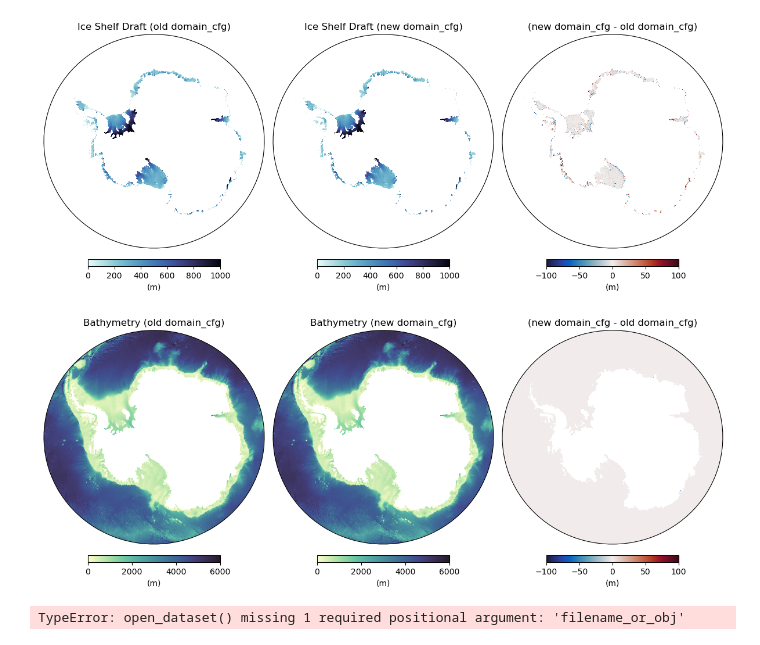
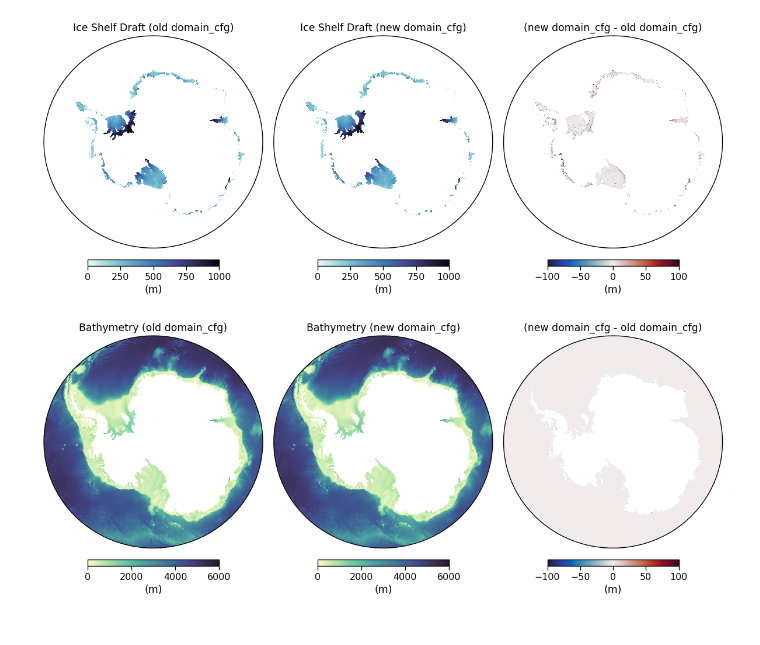
Before and after one commit to nicolasdettling/CANOBI_coupling, a Jupyter notebook: notebooks/vis_initial_files.ipynb, the cells around one changed output. Saved outputs shown, nothing was run; the diff lists cells and outputs as text; code cells hidden in the pictures.

```diff
--- a/notebooks/vis_initial_files.ipynb
+++ b/notebooks/vis_initial_files.ipynb
@@ -10,8 +10,12 @@ import cartopy.mpl.ticker as cticker
 import seaborn as sns
 import matplotlib.ticker as mticker
 
+sns.set_context(context='paper', font_scale=1.3)
+
 theta = np.linspace(0, 2*np.pi, 100)
 map_circle = mpath.Path(np.vstack([np.sin(theta), np.cos(theta)]).T * 0.5 + [0.5, 0.5])
+# %%
+write_plots = False
 # %%
 mesh = xr.open_dataset('/gws/nopw/j04/terrafirma/nicdet/explore/mesh_mask.nc')
 route = xr.open_dataset('/gws/nopw/j04/terrafirma/nicdet/explore/routefile.nc')
@@ -138,30 +157,33 @@ cbar_b.set_label('m')
 # %%
 fig, axes = plt.subplots(1,3, subplot_kw={'projection': ccrs.SouthPolarStereo()}, figsize=(12, 10), layout='tight')
 
 for ax in axes:
     ax.set_extent([160, -150, -90, -60], ccrs.PlateCarree())
     #ax.coastlines()
     ax.set_boundary(map_circle, transform=ax.transAxes)
 
 a = axes[0].pcolormesh(dom.nav_lon, dom.nav_lat, dom.isf_draft.squeeze(), vmin=0, vmax=1000, transform=ccrs.PlateCarree(), cmap=co.cm.ice_r)
 axes[0].set_title('Ice Shelf Draft (old domain_cfg)')
 
 b = axes[1].pcolormesh(dom.nav_lon, dom.nav_lat, dom_newisf.isf_draft.squeeze(), vmin=0, vmax=1000, transform=ccrs.PlateCarree(), cmap=co.cm.ice_r)
 axes[1].set_title('Ice Shelf Draft (new domain_cfg)')
 
 c = axes[2].pcolormesh(dom.nav_lon, dom.nav_lat, (dom_newisf.isf_draft-dom.isf_draft).squeeze(), vmin=-100, vmax=100, transform=ccrs.PlateCarree(), cmap=co.cm.balance)
 axes[2].set_title('(new domain_cfg - old domain_cfg)')
 
 cbar_a = fig.colorbar(a, ax=axes[0], orientation='horizontal', pad=0.02, shrink=.6)
 cbar_a.set_label('(m)')
 
 cbar_b = fig.colorbar(b, ax=axes[1], orientation='horizontal', pad=0.02, shrink=.6)
 cbar_b.set_label('(m)')
 
 cbar_c = fig.colorbar(c, ax=axes[2], orientation='horizontal', pad=0.02, shrink=.6)
 cbar_c.set_label('(m)');
+
+if write_plots:
+    plt.savefig('../plots/updated_isf_domain_cfg.jpg', dpi=300)
 # %% [output]
-[figure, old version]
+[figure, new version]
 # %%
 fig, axes = plt.subplots(1,3, subplot_kw={'projection': ccrs.SouthPolarStereo()}, figsize=(12, 10), layout='tight')
 
@@ -187,9 +209,8 @@ cbar_b.set_label('(m)')
 
 cbar_c = fig.colorbar(c, ax=axes[2], orientation='horizontal', pad=0.02, shrink=.6)
 cbar_c.set_label('(m)');
+
+if write_plots:
+    plt.savefig('../plots/updated_bathy_domain_cfg.jpg', dpi=300)
 # %% [output]
-[figure, old version]
+[figure, new version]
-# %%
-bt = xr.open_dataset()
-# %% [output]
-TypeError: open_dataset() missing 1 required positional argument: 'filename_or_obj'
```
Also changed, not shown: parts of 5 cells of this notebook, 7 other files.
